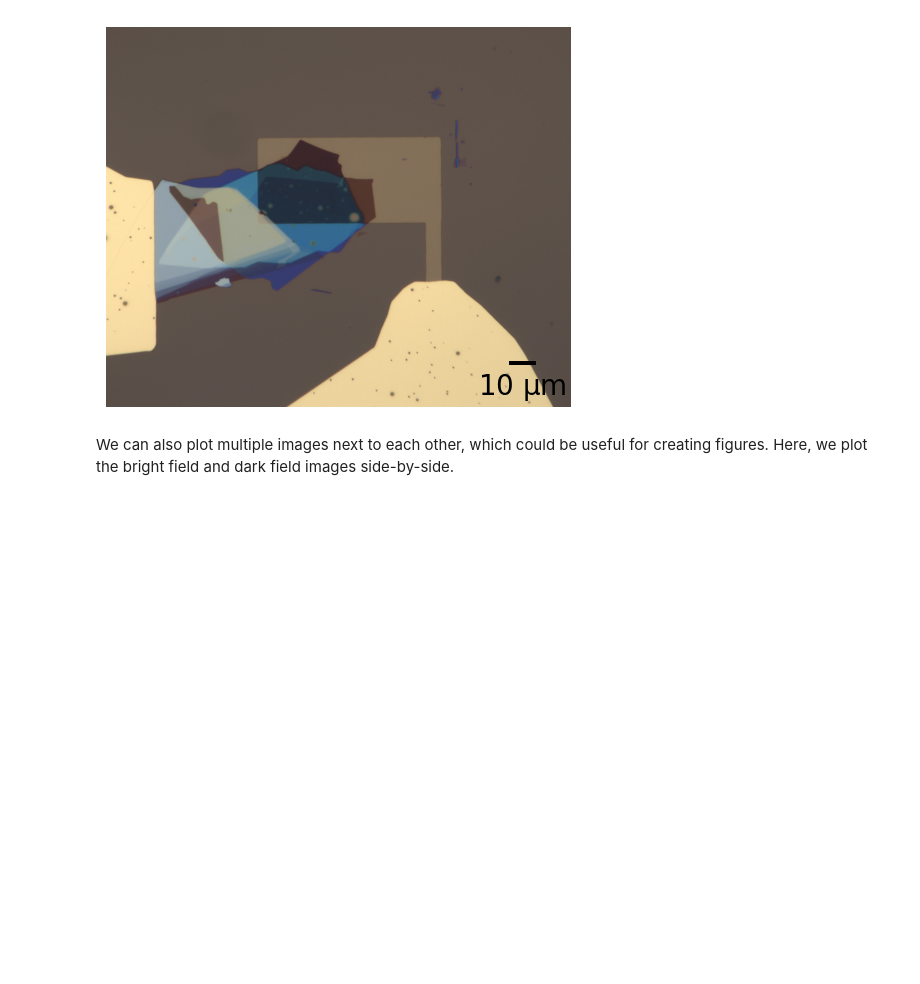
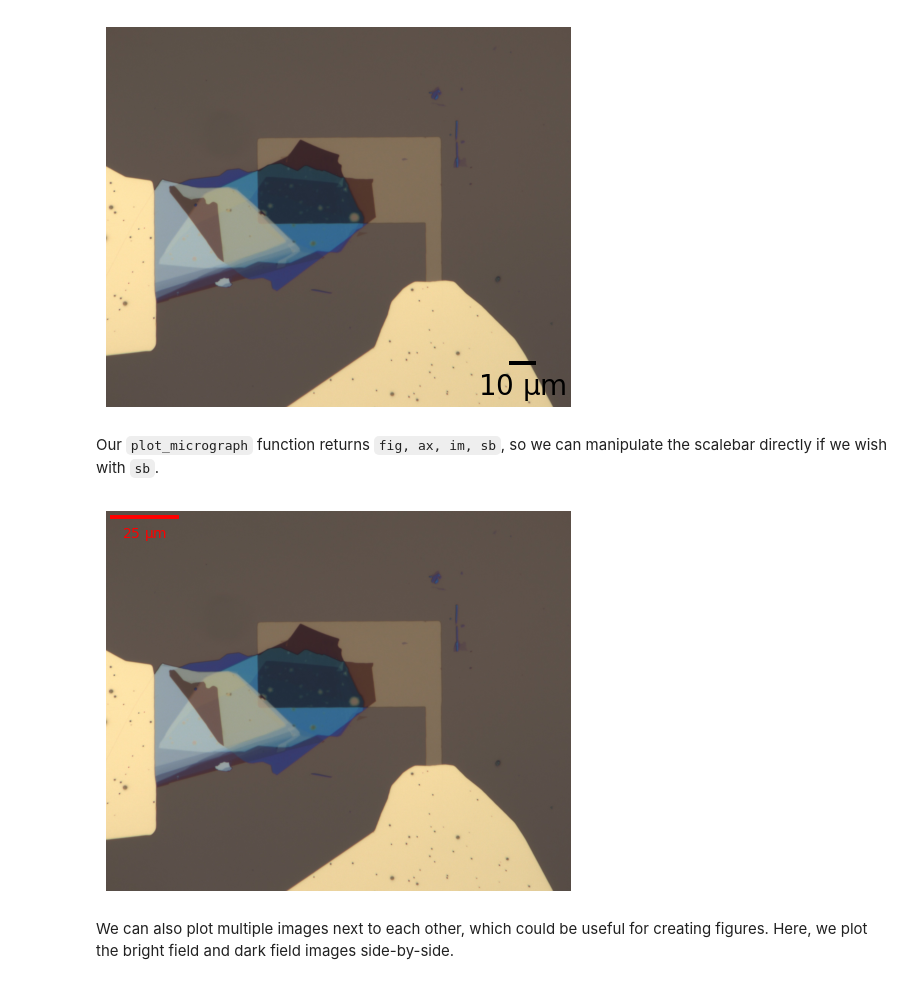
Before and after one commit to brandonlokesy/leman, a Jupyter notebook: examples/example_micrograph.ipynb, the cells around one changed output. Saved outputs shown, nothing was run; the diff lists cells and outputs as text; code cells hidden in the pictures; blank space fills up the shorter version.

```diff
--- a/examples/example_micrograph.ipynb
+++ b/examples/example_micrograph.ipynb
@@ -124,6 +123,19 @@ fig, ax, *_ = lm.plotting.plot_micrograph(
 # fig.savefig('device_img.png', dpi = 300, bbox_inches = 'tight')
 # %% [output]
 [figure]
+# %% [markdown]
+Our `plot_micrograph` function returns `fig, ax, im, sb`, so we can manipulate the scalebar directly if we wish with `sb`.
+# %%
+fig, ax, im, sb = lm.plotting.plot_micrograph(
+    micrograph = img,
+    scalebar = True,
+    )
+sb.box_alpha = 0
+sb.location="upper left"
+sb.color = "red"
+# fig.savefig('device_img.png', dpi = 300, bbox_inches = 'tight')
+# %% [output]
+[figure, added]
 # %% [markdown]
 We can also plot multiple images next to each other, which could be useful for creating figures. Here, we plot the bright field and dark field images side-by-side.
 # %%
```
Also changed, not shown: parts of 4 cells of this notebook.
